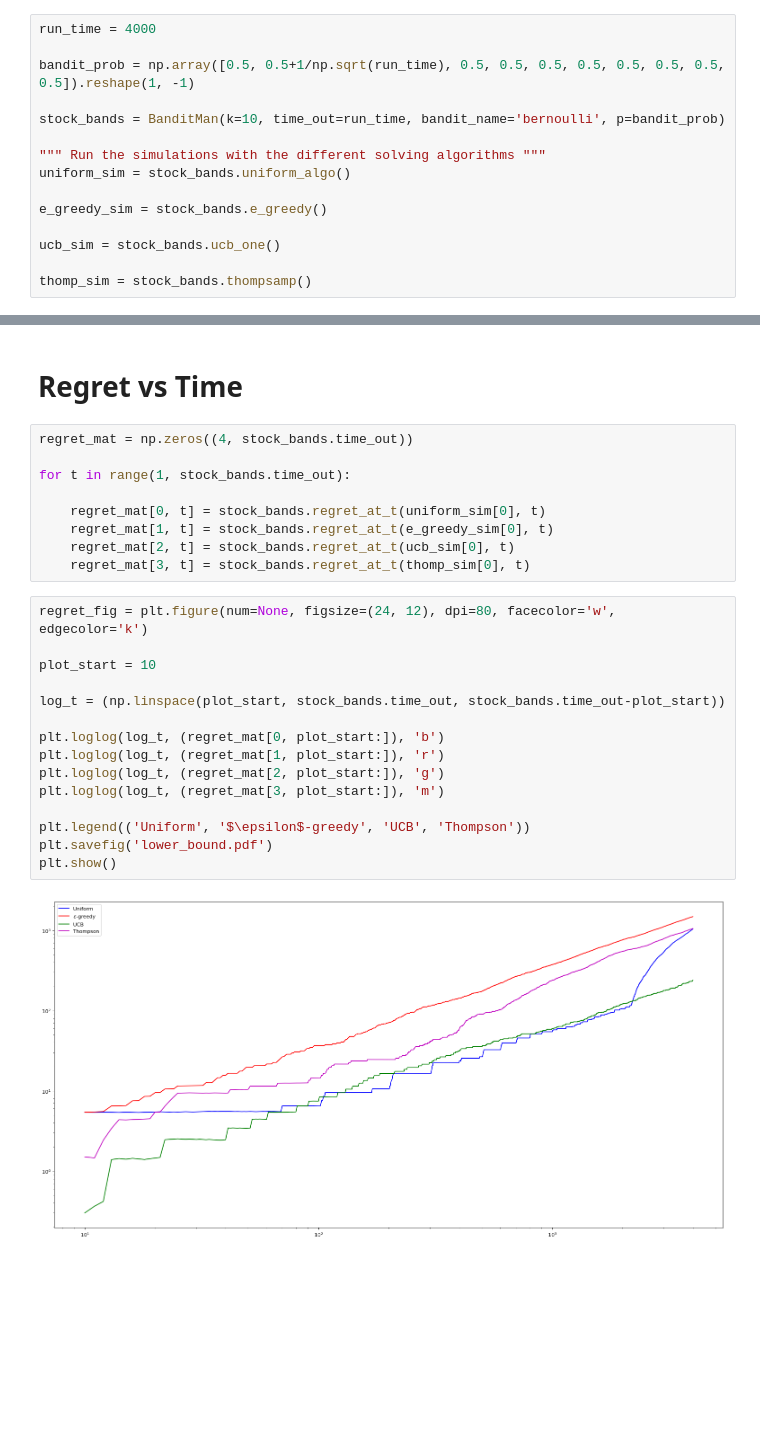
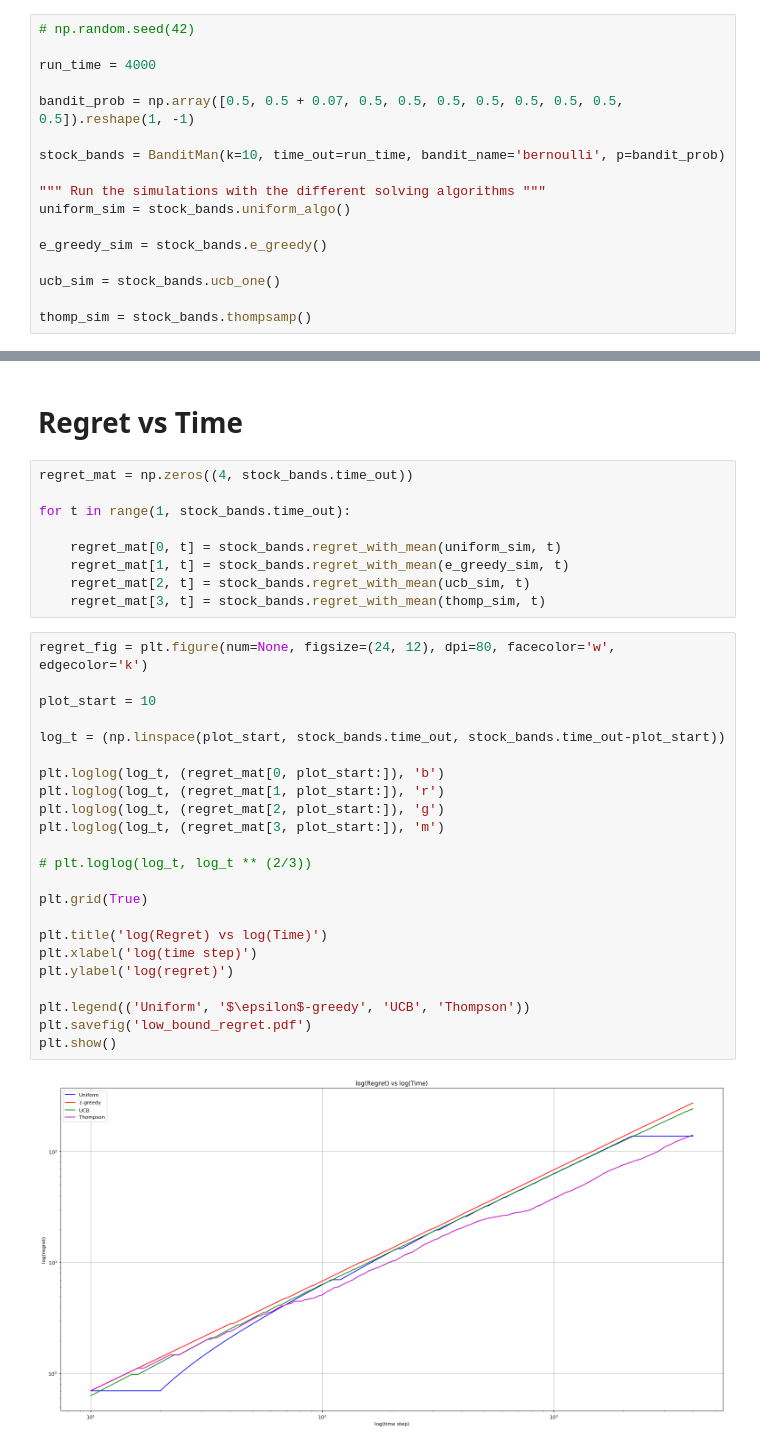
Before and after one commit to Mitch722/aims, a Jupyter notebook: m_learning/lower_bound.ipynb, the cells around one changed output, grey strips where cells are left out. Saved outputs shown, nothing was run; the diff lists cells and outputs as text; blank space fills up the shorter version.

```diff
--- a/m_learning/lower_bound.ipynb
+++ b/m_learning/lower_bound.ipynb
@@ -11,9 +11,11 @@ from bandits import BanditMan
 # %% [markdown]
 # Initialize the Lower Bound Stocchasitc Bandits
 # %%
+# np.random.seed(42)
+
 run_time = 4000
 
-bandit_prob = np.array([0.5, 0.5+1/np.sqrt(run_time), 0.5, 0.5, 0.5, 0.5, 0.5, 0.5, 0.5, 0.5]).reshape(1, -1)
+bandit_prob = np.array([0.5, 0.5 + 0.07, 0.5, 0.5, 0.5, 0.5, 0.5, 0.5, 0.5, 0.5]).reshape(1, -1)
 
 stock_bands = BanditMan(k=10, time_out=run_time, bandit_name='bernoulli', p=bandit_prob)
 
@@ -72,27 +76,35 @@ regret_mat = np.zeros((4, stock_bands.time_out))
 
 for t in range(1, stock_bands.time_out):
 
-    regret_mat[0, t] = stock_bands.regret_at_t(uniform_sim[0], t)
-    regret_mat[1, t] = stock_bands.regret_at_t(e_greedy_sim[0], t)
-    regret_mat[2, t] = stock_bands.regret_at_t(ucb_sim[0], t)
-    regret_mat[3, t] = stock_bands.regret_at_t(thomp_sim[0], t)
+    regret_mat[0, t] = stock_bands.regret_with_mean(uniform_sim, t)
+    regret_mat[1, t] = stock_bands.regret_with_mean(e_greedy_sim, t)
+    regret_mat[2, t] = stock_bands.regret_with_mean(ucb_sim, t)
+    regret_mat[3, t] = stock_bands.regret_with_mean(thomp_sim, t)
 # %%
 regret_fig = plt.figure(num=None, figsize=(24, 12), dpi=80, facecolor='w', edgecolor='k')
 
 plot_start = 10
 
 log_t = (np.linspace(plot_start, stock_bands.time_out, stock_bands.time_out-plot_start))
 
 plt.loglog(log_t, (regret_mat[0, plot_start:]), 'b')
 plt.loglog(log_t, (regret_mat[1, plot_start:]), 'r')
 plt.loglog(log_t, (regret_mat[2, plot_start:]), 'g')
 plt.loglog(log_t, (regret_mat[3, plot_start:]), 'm')
 
+# plt.loglog(log_t, log_t ** (2/3))
+
+plt.grid(True)
+
+plt.title('log(Regret) vs log(Time)')
+plt.xlabel('log(time step)')
+plt.ylabel('log(regret)')
+
 plt.legend(('Uniform', '$\epsilon$-greedy', 'UCB', 'Thompson'))
-plt.savefig('lower_bound.pdf')
+plt.savefig('low_bound_regret.pdf')
 plt.show()
 # %% [output]
-[figure, old version]
+[figure, new version]
 # %%
 hist_figure = plt.figure(num=None, figsize=(24, 12), dpi=80, facecolor='w', edgecolor='k')
 
```
Also changed, not shown: parts of 3 cells of this notebook, 32 other files.
